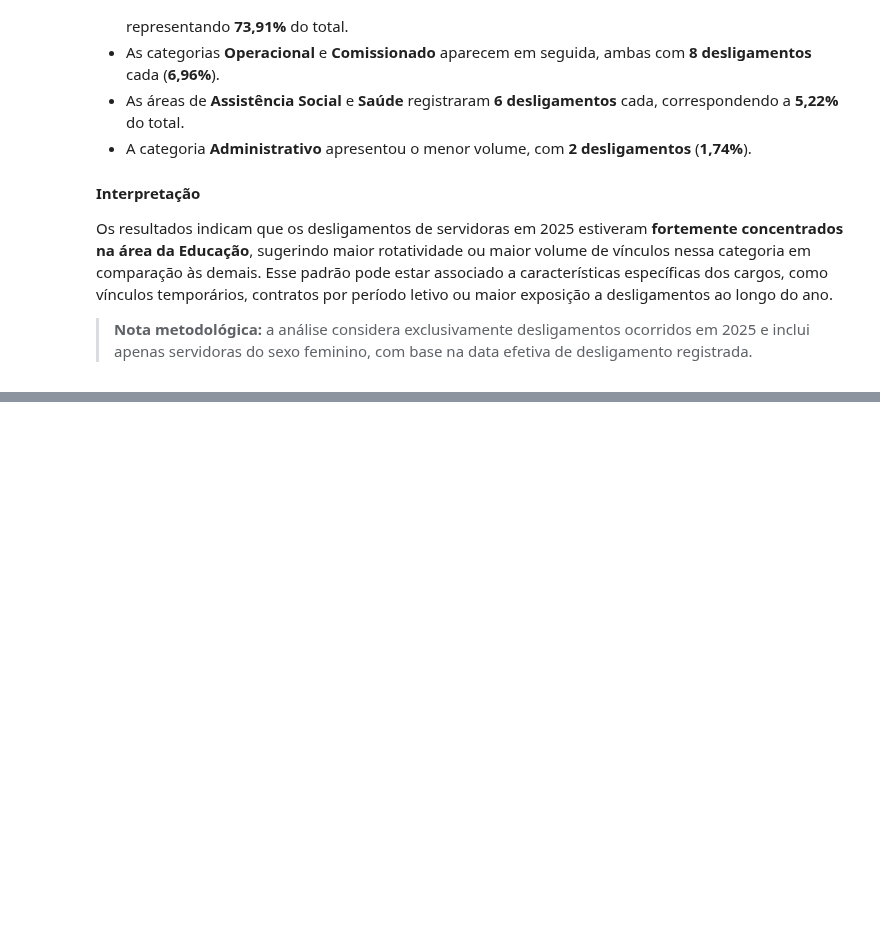
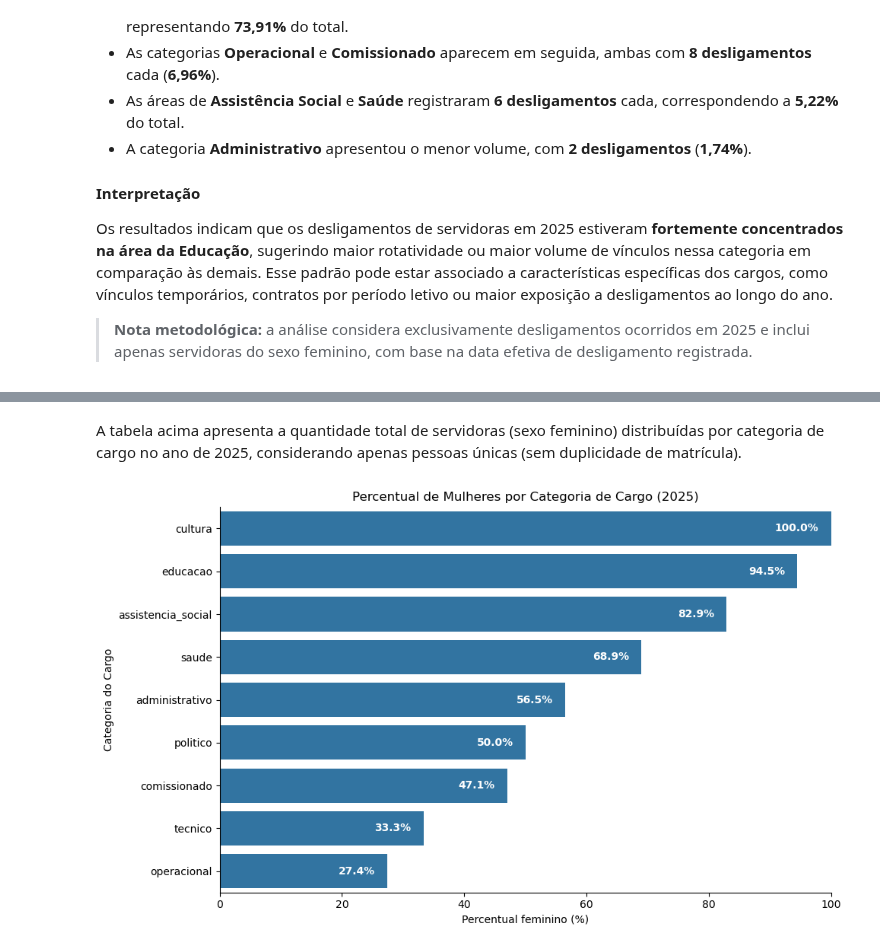
Before and after one commit to oguidenardi/folha_pagamento_santa_rita_2025, a Jupyter notebook: notebooks/04_exploratory_data_analysis.ipynb, the cells around one changed output, grey strips where cells are left out. Drawn from its saved outputs; the diff is of its cells as text; code cells hidden in the pictures; blank space fills up the shorter version.

```diff
--- a/notebooks/04_exploratory_data_analysis.ipynb
+++ b/notebooks/04_exploratory_data_analysis.ipynb
@@ -512,0 +566,15 @@ Os resultados indicam que os desligamentos de servidoras em 2025 estiveram **for
+# %%
+perfil_feminino_categoria = fem_cat.merge(
+    total_por_categoria,
+    on="categoria_cargo",
+    how="left"
+)
+
+perfil_feminino_categoria["percentual_feminino"] = (
+    perfil_feminino_categoria["total_feminino"] /
+    perfil_feminino_categoria["total_categoria"] * 100
+)
+
+perfil_feminino_categoria.sort_values(
+    "percentual_feminino", ascending=False
+)
@@ -512,0 +592,38 @@ Os resultados indicam que os desligamentos de servidoras em 2025 estiveram **for
+# %% [markdown]
+A tabela acima apresenta a quantidade total de servidoras (sexo feminino) distribuídas por categoria de cargo no ano de 2025, considerando apenas pessoas únicas (sem duplicidade de matrícula).
+# %%
+df_plot = perfil_feminino_categoria.sort_values(
+    "percentual_feminino", ascending=False
+)
+
+plt.figure(figsize=(10, 6))
+
+ax = sns.barplot(
+    data=df_plot,
+    y="categoria_cargo",
+    x="percentual_feminino"
+)
+
+sns.despine()
+
+for i, row in df_plot.iterrows():
+    ax.text(
+        row["percentual_feminino"] - 2,
+        list(df_plot.index).index(i),
+        f"{row['percentual_feminino']:.1f}%",
+        va="center",
+        ha="right",
+        color="white",
+        fontsize=10,
+        fontweight="bold"
+    )
+
+plt.title("Percentual de Mulheres por Categoria de Cargo (2025)")
+plt.xlabel("Percentual feminino (%)")
+plt.ylabel("Categoria do Cargo")
+
+plt.xlim(0, 100)
+plt.tight_layout()
+plt.show()
+# %% [output]
+[figure, added]
```
Also changed, not shown: parts of 24 cells of this notebook.
